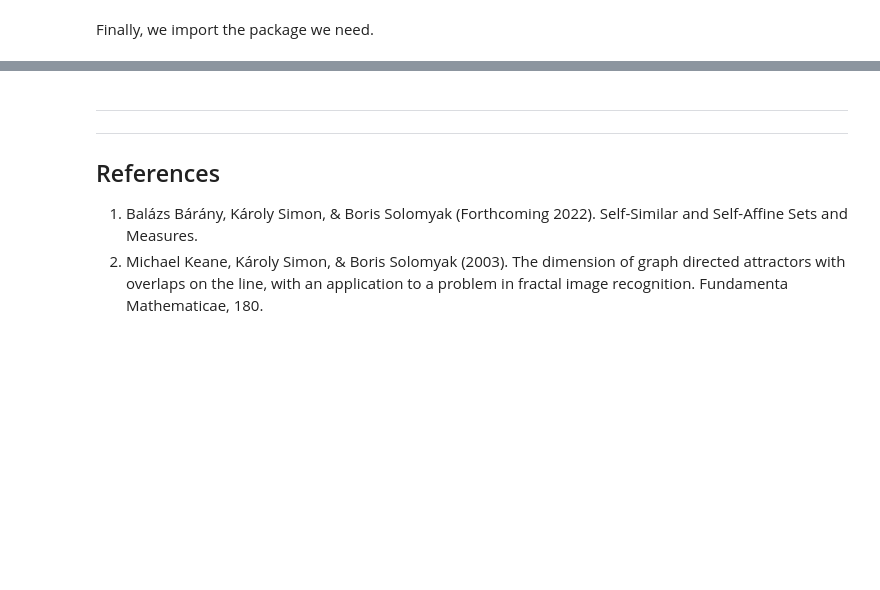
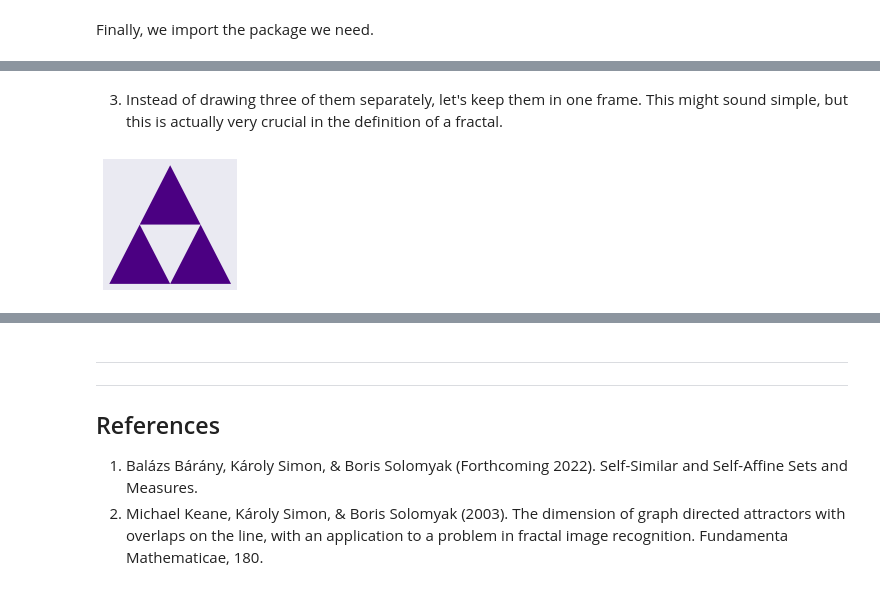
Before and after one commit to salimstnl/bme-fractal, a Jupyter notebook: main.ipynb, the cells around one changed output, grey strips where cells are left out. Saved outputs shown, nothing was run; the diff lists cells and outputs as text; code cells hidden in the pictures; blank space fills up the shorter version.

```diff
--- a/main.ipynb
+++ b/main.ipynb
@@ -164,0 +93,6 @@ Seeing many definitions for the first time can be quite puzzling. The next secti
+# %% [markdown]
+3. Instead of drawing three of them separately, let's keep them in one frame. This might sound simple, but this is actually very crucial in the definition of a fractal.
+# %%
+sier.step3(sier.sbase)
+# %% [output]
+[figure, added]
```
Also changed, not shown: parts of 46 cells of this notebook.
